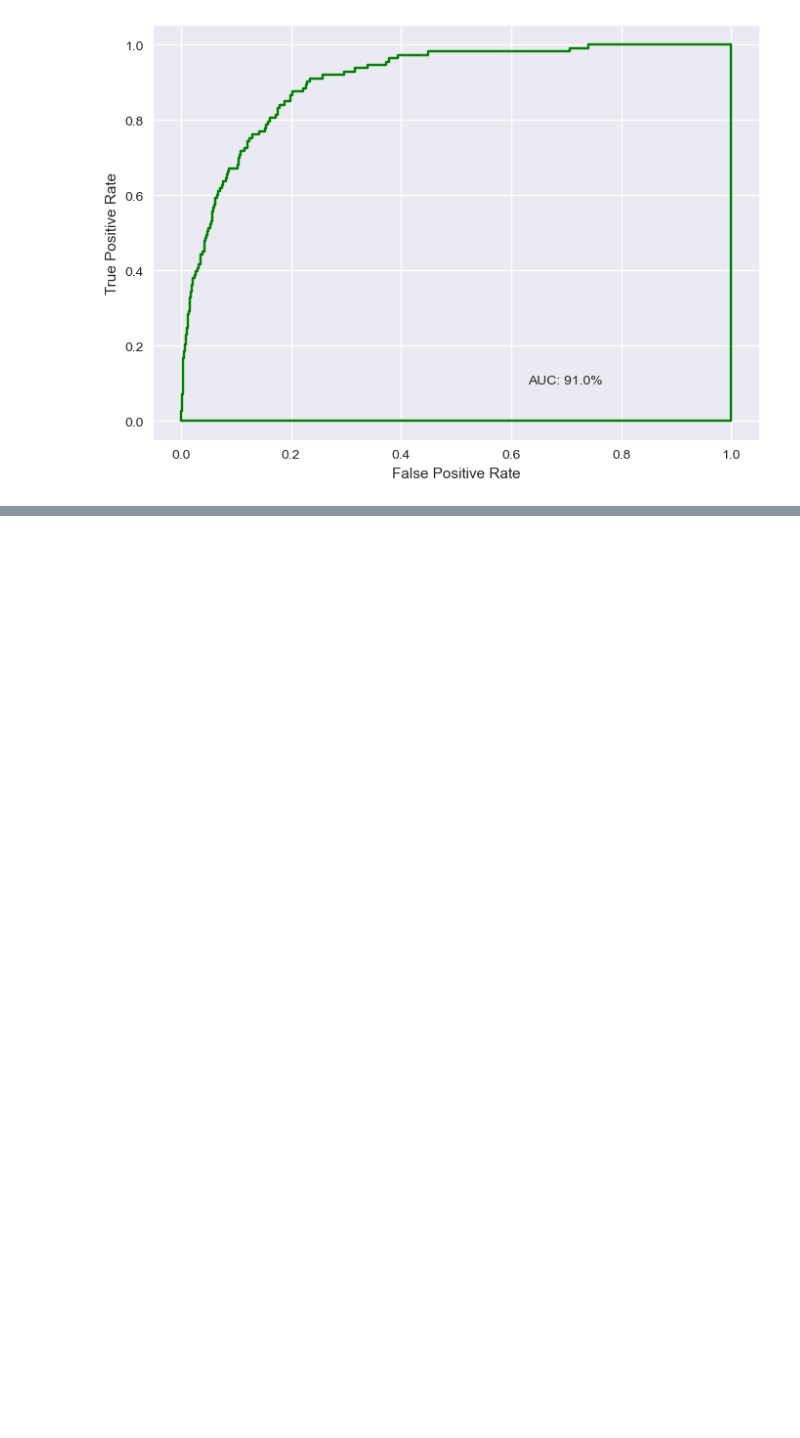
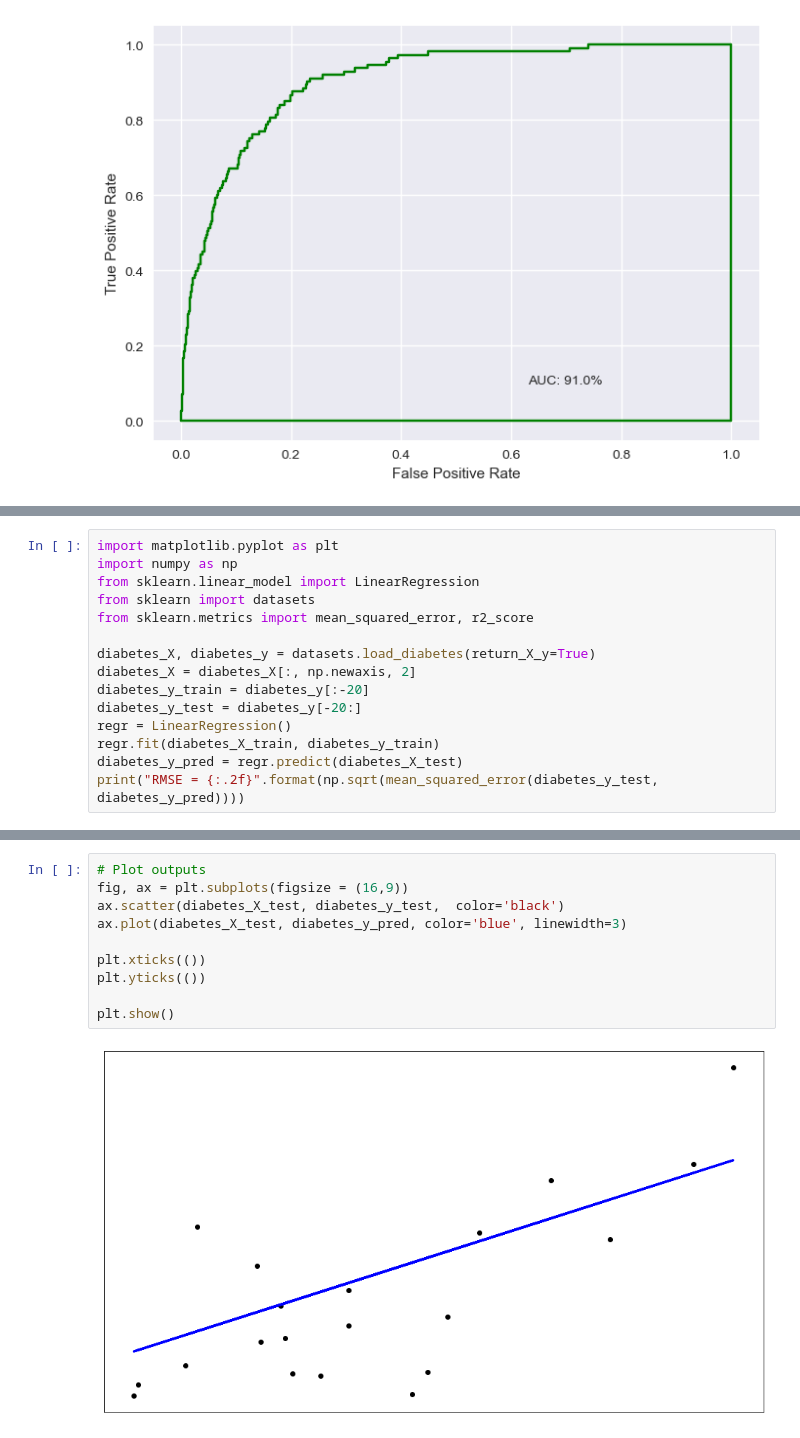
Before and after one commit to eric-batista/ml-algos-cedeteg, a Jupyter notebook: roteiro_de_estudos/3_avaliacao_de_modelos/matheus_basso/3.1_metricas_de_avalição_de_modelo.ipynb, the cells around one changed output, grey strips where cells are left out. Saved outputs shown, nothing was run; the diff lists cells and outputs as text; blank space fills up the shorter version.

```diff
--- a/roteiro_de_estudos/3_avaliacao_de_modelos/matheus_basso/3.1_metricas_de_avalição_de_modelo.ipynb
+++ b/roteiro_de_estudos/3_avaliacao_de_modelos/matheus_basso/3.1_metricas_de_avalição_de_modelo.ipynb
@@ -309,0 +318,15 @@ array([0. , 0.2, 0.4, 0.6, 0.8, 1. ])
+# %%
+import matplotlib.pyplot as plt
+import numpy as np
+from sklearn.linear_model import LinearRegression
+from sklearn import datasets
+from sklearn.metrics import mean_squared_error, r2_score
+
+diabetes_X, diabetes_y = datasets.load_diabetes(return_X_y=True)
+diabetes_X = diabetes_X[:, np.newaxis, 2]
+diabetes_y_train = diabetes_y[:-20]
+diabetes_y_test = diabetes_y[-20:]
+regr = LinearRegression()
+regr.fit(diabetes_X_train, diabetes_y_train)
+diabetes_y_pred = regr.predict(diabetes_X_test)
+print("RMSE = {:.2f}".format(np.sqrt(mean_squared_error(diabetes_y_test, diabetes_y_pred))))
@@ -309,0 +340,12 @@ array([0. , 0.2, 0.4, 0.6, 0.8, 1. ])
+# %%
+# Plot outputs
+fig, ax = plt.subplots(figsize = (16,9))
+ax.scatter(diabetes_X_test, diabetes_y_test,  color='black')
+ax.plot(diabetes_X_test, diabetes_y_pred, color='blue', linewidth=3)
+
+plt.xticks(())
+plt.yticks(())
+
+plt.show()
+# %% [output]
+[figure, added]
```
Also changed, not shown: parts of 16 cells of this notebook.
